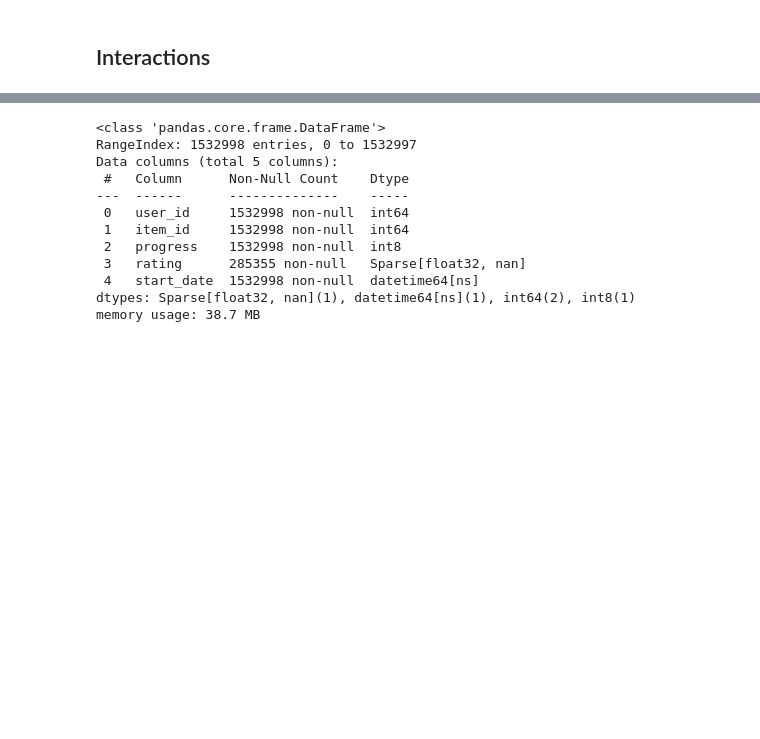
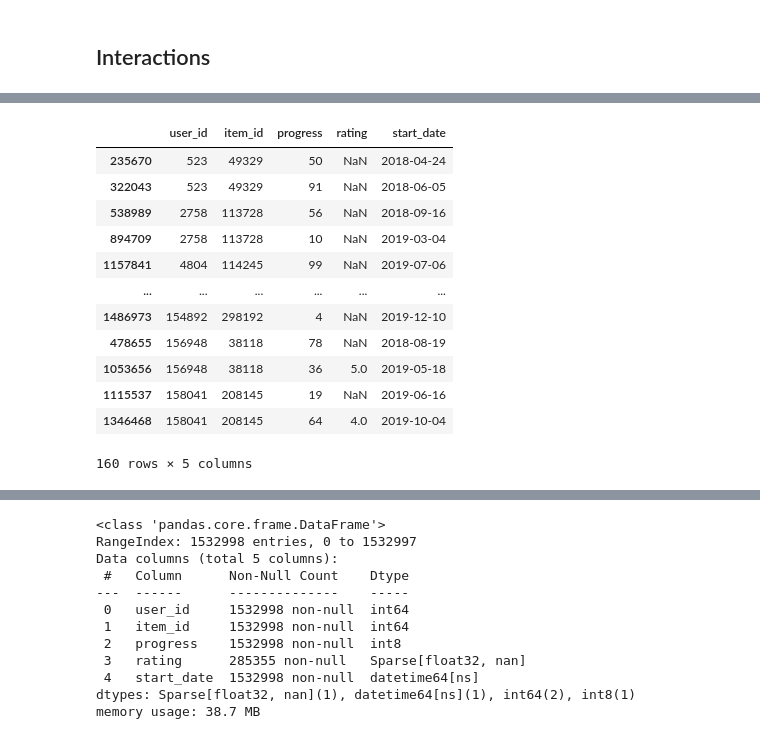
Before and after one commit to odinicc/Data-Practice, a Jupyter notebook: 29 RecSys/metrics-validation-strategies-and-baselines MY.ipynb, the cells around one changed output, grey strips where cells are left out. Cells and saved outputs as stored; diff of their text form; code cells hidden in the pictures; blank space fills up the shorter version.

```diff
--- a/29 RecSys/metrics-validation-strategies-and-baselines MY.ipynb
+++ b/29 RecSys/metrics-validation-strategies-and-baselines MY.ipynb
@@ -50,3 +64,19 @@ df['start_date'] = pd.to_datetime(df['start_date'])
 duplicates = df.duplicated(subset=['user_id', 'item_id'], keep=False)
 df_duplicates = df[duplicates].sort_values(by=['user_id', 'start_date'])
 df = df[~duplicates]
+# %%
+df_duplicates
+# %% [output]
+|  | user_id | item_id | progress | rating | start_date |
+| 235670 | 523 | 49329 | 50 | NaN | 2018-04-24 |
+| 322043 | 523 | 49329 | 91 | NaN | 2018-06-05 |
+| 538989 | 2758 | 113728 | 56 | NaN | 2018-09-16 |
+| 894709 | 2758 | 113728 | 10 | NaN | 2019-03-04 |
+| 1157841 | 4804 | 114245 | 99 | NaN | 2019-07-06 |
+| ... | ... | ... | ... | ... | ... |
+| 1486973 | 154892 | 298192 | 4 | NaN | 2019-12-10 |
+| 478655 | 156948 | 38118 | 78 | NaN | 2018-08-19 |
+| 1053656 | 156948 | 38118 | 36 | 5.0 | 2019-05-18 |
+| 1115537 | 158041 | 208145 | 19 | NaN | 2019-06-16 |
+| 1346468 | 158041 | 208145 | 64 | 4.0 | 2019-10-04 |
+160 rows × 5 columns
```
Also changed, not shown: parts of 31 cells of this notebook, 3 other files.
